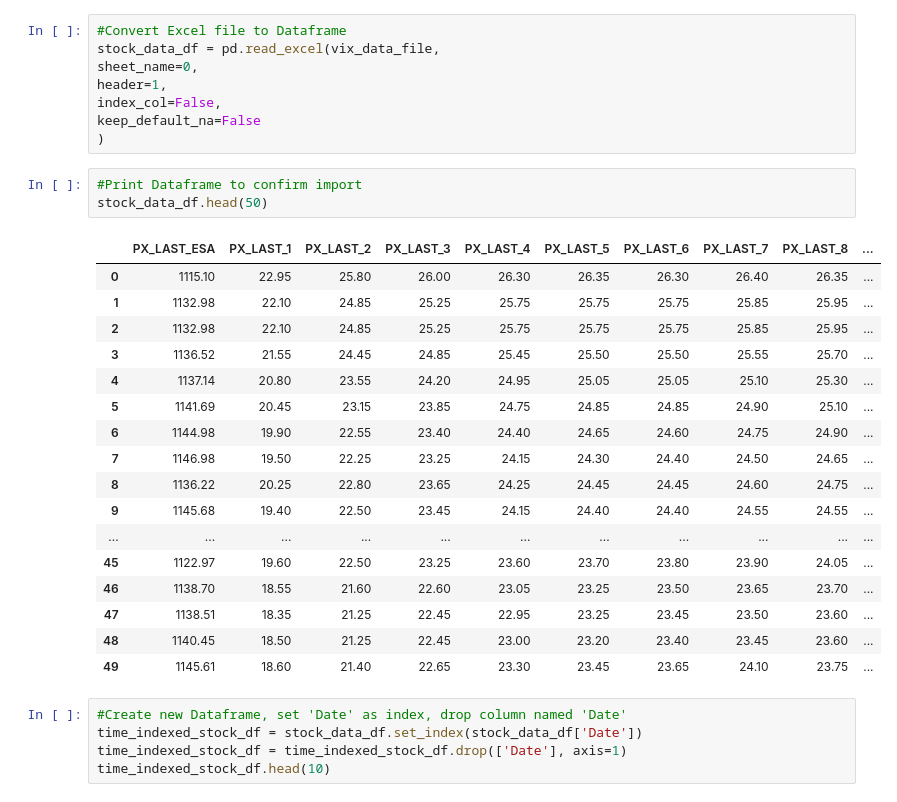
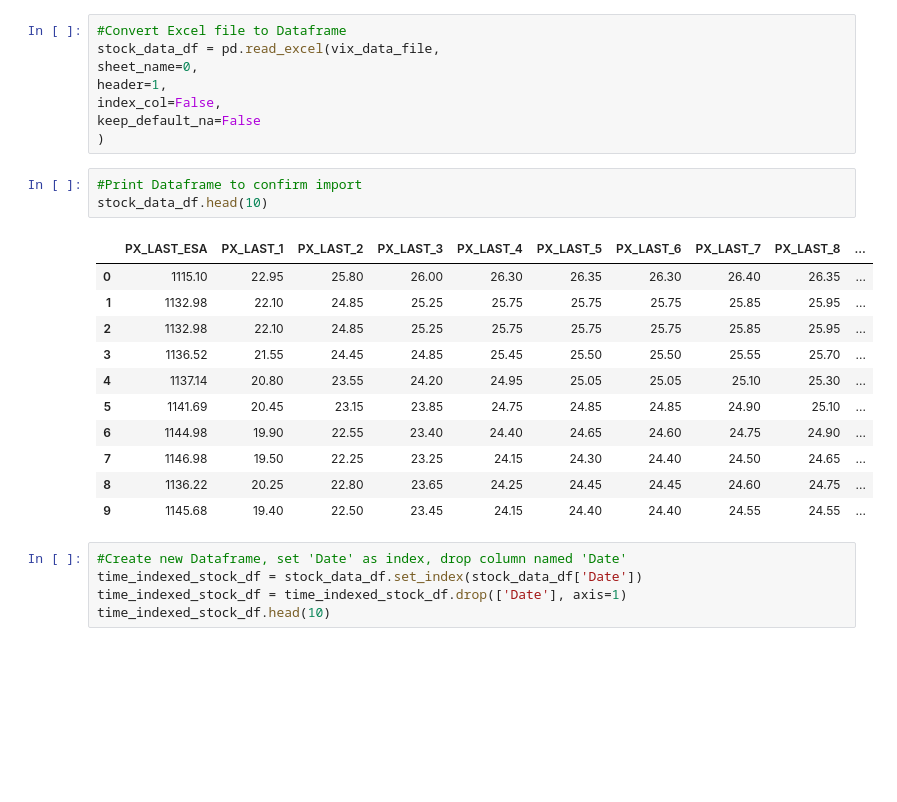
Before and after one commit to blake2323/VIX-vs-SPX-a, a Jupyter notebook: project_3_extract.ipynb, the cells around one changed output. Drawn from its saved outputs; the diff is of its cells as text; blank space fills up the shorter version.

```diff
--- a/project_3_extract.ipynb
+++ b/project_3_extract.ipynb
@@ -21,25 +21,19 @@ keep_default_na=False
 )
 # %%
 #Print Dataframe to confirm import
-stock_data_df.head(50)
+stock_data_df.head(10)
 # %% [output]
 |  | PX_LAST_ESA | PX_LAST_1 | PX_LAST_2 | PX_LAST_3 | PX_LAST_4 | PX_LAST_5 | PX_LAST_6 | PX_LAST_7 | PX_LAST_8 | ... |
 | 0 | 1115.10 | 22.95 | 25.80 | 26.00 | 26.30 | 26.35 | 26.30 | 26.40 | 26.35 | ... |
 | 1 | 1132.98 | 22.10 | 24.85 | 25.25 | 25.75 | 25.75 | 25.75 | 25.85 | 25.95 | ... |
 | 2 | 1132.98 | 22.10 | 24.85 | 25.25 | 25.75 | 25.75 | 25.75 | 25.85 | 25.95 | ... |
 | 3 | 1136.52 | 21.55 | 24.45 | 24.85 | 25.45 | 25.50 | 25.50 | 25.55 | 25.70 | ... |
 | 4 | 1137.14 | 20.80 | 23.55 | 24.20 | 24.95 | 25.05 | 25.05 | 25.10 | 25.30 | ... |
 | 5 | 1141.69 | 20.45 | 23.15 | 23.85 | 24.75 | 24.85 | 24.85 | 24.90 | 25.10 | ... |
 | 6 | 1144.98 | 19.90 | 22.55 | 23.40 | 24.40 | 24.65 | 24.60 | 24.75 | 24.90 | ... |
 | 7 | 1146.98 | 19.50 | 22.25 | 23.25 | 24.15 | 24.30 | 24.40 | 24.50 | 24.65 | ... |
 | 8 | 1136.22 | 20.25 | 22.80 | 23.65 | 24.25 | 24.45 | 24.45 | 24.60 | 24.75 | ... |
 | 9 | 1145.68 | 19.40 | 22.50 | 23.45 | 24.15 | 24.40 | 24.40 | 24.55 | 24.55 | ... |
-| ... | ... | ... | ... | ... | ... | ... | ... | ... | ... | ... |
-| 45 | 1122.97 | 19.60 | 22.50 | 23.25 | 23.60 | 23.70 | 23.80 | 23.90 | 24.05 | ... |
-| 46 | 1138.70 | 18.55 | 21.60 | 22.60 | 23.05 | 23.25 | 23.50 | 23.65 | 23.70 | ... |
-| 47 | 1138.51 | 18.35 | 21.25 | 22.45 | 22.95 | 23.25 | 23.45 | 23.50 | 23.60 | ... |
-| 48 | 1140.45 | 18.50 | 21.25 | 22.45 | 23.00 | 23.20 | 23.40 | 23.45 | 23.60 | ... |
-| 49 | 1145.61 | 18.60 | 21.40 | 22.65 | 23.30 | 23.45 | 23.65 | 24.10 | 23.75 | ... |
 # %%
 #Create new Dataframe, set 'Date' as index, drop column named 'Date'
 time_indexed_stock_df = stock_data_df.set_index(stock_data_df['Date'])
```
Also changed, not shown: parts of 7 cells of this notebook, 2 other files.
